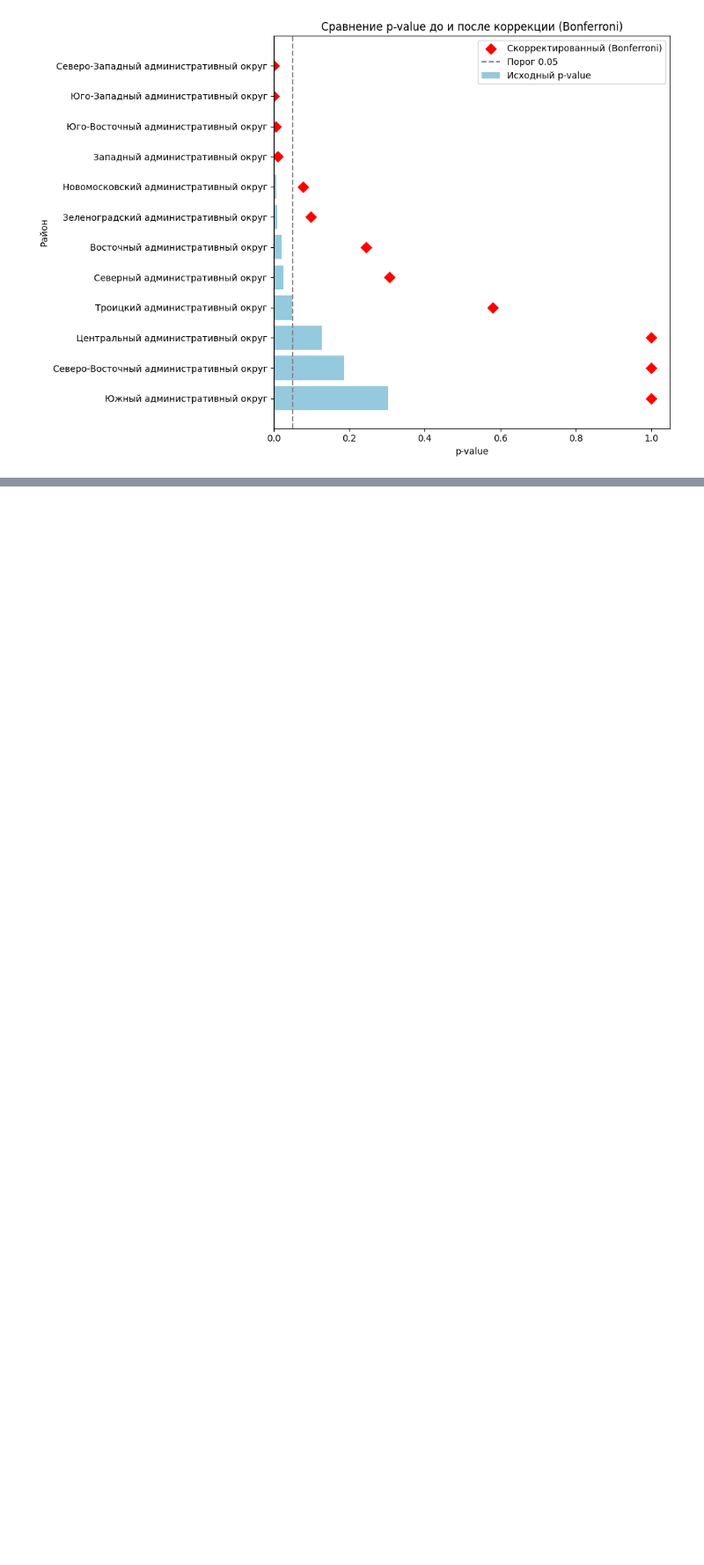
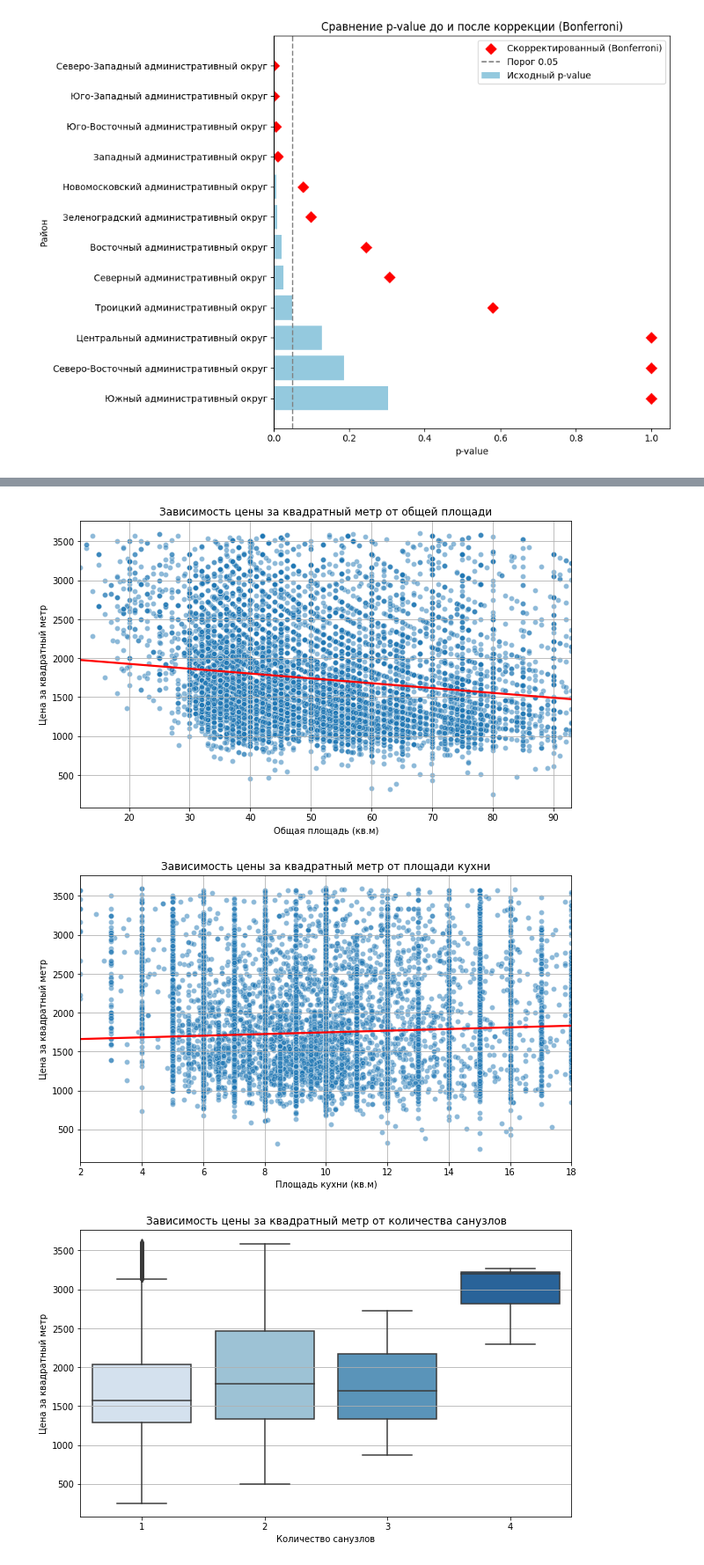
Before and after one commit to Lemekhova/Analysis_of_Housing_Prices, a Jupyter notebook: Hypothese_Infra.ipynb, the cells around one changed output, grey strips where cells are left out. Shown at 88% size. Drawn from its saved outputs; the diff is of its cells as text; code cells hidden in the pictures; blank space fills up the shorter version.

```diff
--- a/Hypothese_Infra.ipynb
+++ b/Hypothese_Infra.ipynb
@@ -460,0 +779,73 @@ plt.show()
+# %%
+# Основные переменные
+price_per_meter = df['r_per_meter']  # Цена за квадратный метр
+total_area = df['m_sqarea']          # Общая площадь
+kitchen_area = df['Площадь кухни']   # Площадь кухни
+num_bathrooms = df['сумма_санузлов'] # Количество санузлов
+shared_bathroom = df['совмещенный']  # Совмещенный санузел
+num_balconies = df['сумма_балконов'] # Количество балконов
+has_balcony = df['балкон']           # Наличие балкона
+
+# 1. График зависимости цены за квадратный метр от общей площади
+plt.figure(figsize=(10, 6))
+sns.scatterplot(x=total_area, y=price_per_meter, alpha=0.5)
+sns.regplot(x=total_area, y=price_per_meter, scatter=False, color='red', ci=None)
+plt.title('Зависимость цены за квадратный метр от общей площади')
+plt.xlabel('Общая площадь (кв.м)')
+plt.ylabel('Цена за квадратный метр')
+plt.grid()
+plt.show()
+
+# 2. График зависимости цены за квадратный метр от площади кухни
+plt.figure(figsize=(10, 6))
+sns.scatterplot(x=kitchen_area, y=price_per_meter, alpha=0.5)
+sns.regplot(x=kitchen_area, y=price_per_meter, scatter=False, color='red', ci=None)
+plt.title('Зависимость цены за квадратный метр от площади кухни')
+plt.xlabel('Площадь кухни (кв.м)')
+plt.ylabel('Цена за квадратный метр')
+plt.grid()
+plt.show()
+
+# 3. График зависимости цены за квадратный метр от количества санузлов
+plt.figure(figsize=(10, 6))
+sns.boxplot(x=num_bathrooms, y=price_per_meter, palette='Blues')
+plt.title('Зависимость цены за квадратный метр от количества санузлов')
+plt.xlabel('Количество санузлов')
+plt.ylabel('Цена за квадратный метр')
+plt.grid(axis='y')
+plt.show()
+
+# 4. Гистограммы средней цены за квадратный метр для совмещенных/раздельных санузлов
+plt.figure(figsize=(8, 5))
+group_shared = price_per_meter[shared_bathroom]
+group_not_shared = price_per_meter[~shared_bathroom]
+
+plt.bar(['Без совмещенного', 'Совмещенный'], [group_not_shared.mean(), group_shared.mean()], color=['blue', 'green'])
+plt.title('Зависимость цены за квадратный метр от типа санузла')
+plt.ylabel('Средняя цена за квадратный метр')
+plt.grid(axis='y')
+plt.show()
+
+# 5. График зависимости цены за квадратный метр от количества балконов
+plt.figure(figsize=(10, 6))
+sns.boxplot(x=num_balconies, y=price_per_meter, palette='Blues')
+plt.title('Зависимость цены за квадратный метр от количества балконов')
+plt.xlabel('Количество балконов')
+plt.ylabel('Цена за квадратный метр')
+plt.grid(axis='y')
+plt.show()
+
+# 6. Гистограммы средней цены за квадратный метр для квартир с балконом и без балкона
+plt.figure(figsize=(8, 5))
+group_with_balcony = price_per_meter[has_balcony]
+group_without_balcony = price_per_meter[~has_balcony]
+
+plt.bar(['Без балкона', 'С балконом'], [group_without_balcony.mean(), group_with_balcony.mean()], color=['blue', 'green'])
+plt.title('Зависимость цены за квадратный метр от наличия балкона')
+plt.ylabel('Средняя цена за квадратный метр')
+plt.grid(axis='y')
+plt.show()
+# %% [output]
+[figure, added]
+[figure, added]
+[figure, added]
```
Also changed, not shown: parts of 96 cells of this notebook.
